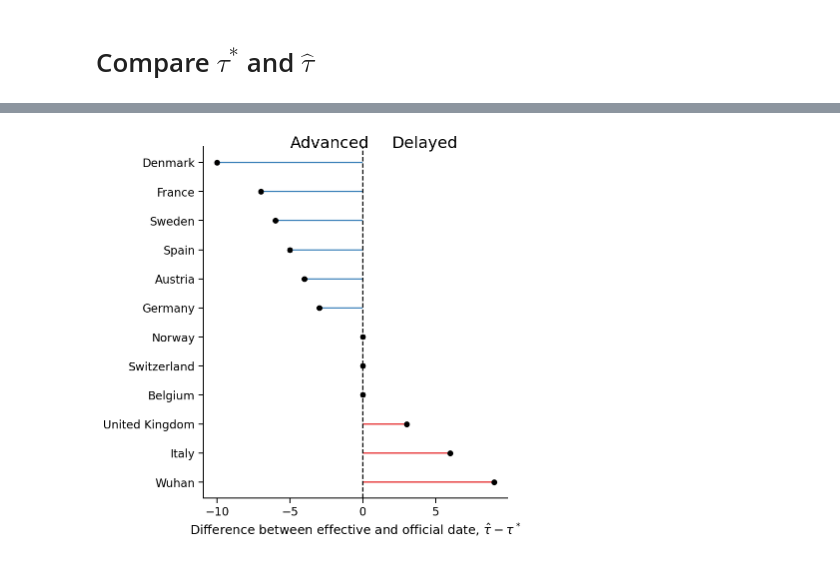
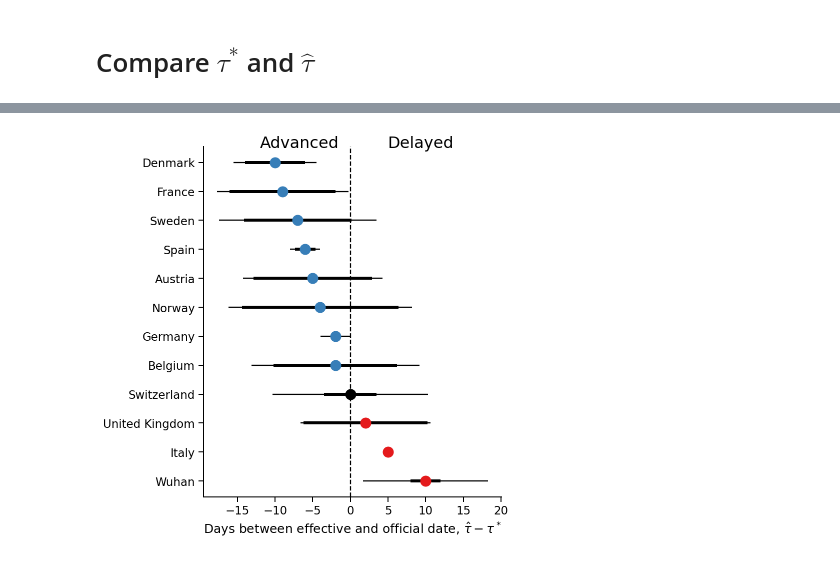
Before and after one commit to yoavram-lab/EffectiveNPI, a Jupyter notebook: src/Fig1.ipynb, the cells around one changed output, grey strips where cells are left out. Drawn from its saved outputs; the diff is of its cells as text; code cells hidden in the pictures.

```diff
--- a/src/Fig1.ipynb
+++ b/src/Fig1.ipynb
@@ -13,3 +13,6 @@ from datetime import datetime, timedelta
 
 def int_to_dt(t):
     return pd.to_datetime(start_date) + timedelta(days=t)
+# %%
+colors = sns.color_palette('Paired')
+sns.palplot(colors)
@@ -16,6 +21,7 @@ def int_to_dt(t):
 # %%
-output_folder = '../output/2020-04-28'
-table_path = os.path.join(output_folder, 'tables', 'all-countries.csv')
+job_id = '2020-05-09-deltat0-more-steps-normal'
+output_folder = r'/Users/yoavram/Library/Mobile Documents/com~apple~CloudDocs/EffectiveNPI-Data/output/{}'.format(job_id)
+table_path = os.path.join(output_folder, 'tables', 'all-countries-{}.csv'.format(job_id))
 df = pd.read_csv(table_path)
 df = df.rename(columns={'official_τ': 'τ official'})
 df['country'] = df['country'].str.replace("_", " ")
@@ -42,3 +52,7 @@ Index(['country', 'DIC', 'N', 'p_steps', 'p_tau_model', 'p_Td1', 'p_Td2',
+# %%
+countries = df['country'].unique()
+country_color = {country: colors[i] for i, country in enumerate(countries)}
+df['color'] = [country_color[country] for country in df['country']]
 # %%
 def date_to_int(x):
     dt = datetime.strptime(x + ' 2020', '%b %d %Y')
@@ -50,11 +64,14 @@ def date_to_date(x):
 
 df['τ mean days'] = [date_to_int(x) for x in df['τ mean']]
 df['τ median days'] = [date_to_int(x) for x in df['τ median']]
+df['τ MAP days'] = [date_to_int(x) for x in df['τ MAP']]
 df['τ official days'] = [date_to_int(x) for x in df['τ official']]
 df['τ official - mean days'] = df['τ official days'] - df['τ mean days']
 df['τ official - median days'] = df['τ official days'] - df['τ median days']
+df['τ official - MAP days'] = df['τ official days'] - df['τ MAP days']
 df['τ mean'] = [date_to_date(x) for x in df['τ mean']]
 df['τ median'] = [date_to_date(x) for x in df['τ median']]
+df['τ MAP'] = [date_to_date(x) for x in df['τ MAP']]
 df['τ official'] = [date_to_date(x) for x in df['τ official']]
 
 df.head()
@@ -129,20 +135,42 @@ sns.despine()
 # %%
 col = 'τ official - median days'
+ci75_col = 'τ CI (75%)'
+ci95_col = 'τ CI (95%)'
 
 fig, ax = plt.subplots(figsize=(6, 6))
 df_ = df.sort_values(col)
-idx = df_[col] > 0
-ax.plot(-df_[col], df_['country'], 'ok')
-ax.hlines(df_.loc[idx, 'country'], -df_.loc[idx, col], 0, color=blue)
-ax.hlines(df_.loc[~idx, 'country'], -df_.loc[~idx, col], 0, color=red)
+
+val = -df_[col]
+ci75 = df_[ci75_col]
+ci95 = df_[ci95_col]
+country = df_['country']
+ax.hlines(country, val-ci95, val+ci95)
+ax.hlines(country, val-ci75, val+ci75, lw=3)
+
+idx = df_[col] >= 1
+val = -df_.loc[idx, col]
+country = df_.loc[idx, 'country']
+ax.plot(val, country, 'o', markersize=10, color=blue)
+
+
+idx = df_[col] <= -1
+val = -df_.loc[idx, col]
+country = df_.loc[idx, 'country']
+ax.plot(val, country, 'o', markersize=10, color=red)
+
+idx = (-1 < df_[col]) & (df_[col] < 1)
+val = -df_.loc[idx, col]
+country = df_.loc[idx, 'country']
+ax.plot(val, country, 'o', markersize=10, color='k')
+
 plt.axvline(0, ls='--', color='k')
 ax.set(
-    xlabel=r'Difference between effective and official date, $\hat{\tau} - \tau^*$',
+    xlabel=r'Days between effective and official date, $\hat{\tau} - \tau^*$',
 )
-ax.annotate('Delayed', (2, 11.5), fontsize=16)
-ax.annotate('Advanced', (-5, 11.5), fontsize=16)
+ax.annotate('Delayed', (5, 11.5), fontsize=16)
+ax.annotate('Advanced', (-12, 11.5), fontsize=16)
 sns.despine()
 plt.tight_layout()
 # fig.savefig('../figures/Fig1.pdf', dpi=100)
 # %% [output]
-[figure, old version]
+[figure, new version]
```
Also changed, not shown: parts of 9 cells of this notebook.
